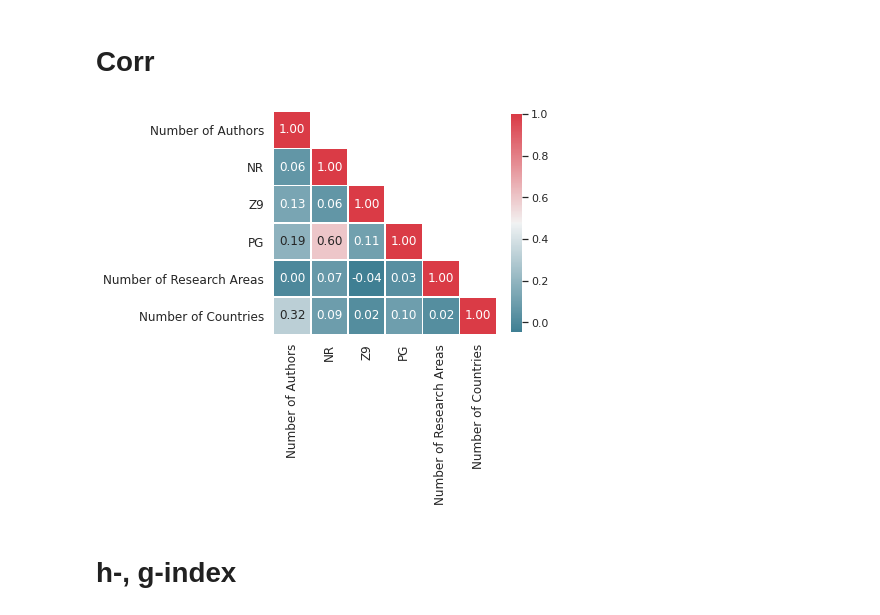
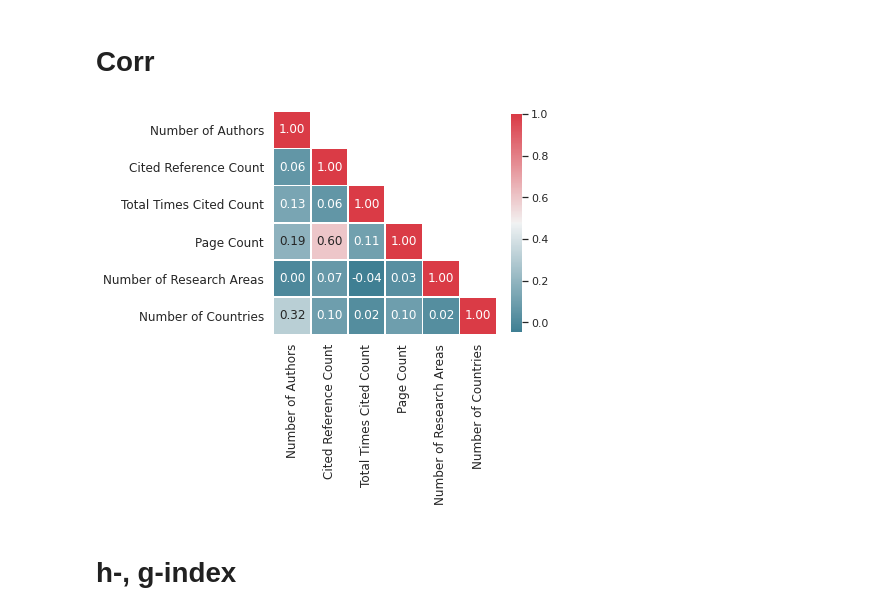
Before and after one commit to schneeboat/ana_2020, a Jupyter notebook: bibliographic_cov19_2020.ipynb, the cells around one changed output. Cells and saved outputs as stored; diff of their text form; code cells hidden in the pictures.

```diff
--- a/bibliographic_cov19_2020.ipynb
+++ b/bibliographic_cov19_2020.ipynb
@@ -489,35 +524,36 @@ plt.show()
 # %%
 corr_ana = data[['AF', 'NR', 'Z9', 'PG', 'SC', 'C1']].dropna()
 corr_ana['Number of Authors']=corr_ana['AF'].str.split(';').apply(lambda x: len(x))
 corr_ana['Number of Research Areas']=corr_ana['SC'].str.split(';').apply(lambda x: len(x))
 corr_ana['addresses'] = corr_ana['C1'].apply(lambda x: re.sub(r"\[(.*?)\]", "", x).split('; ')).to_list()
-corr_ana['country_whole']=[list(set(i)) for i in [[j.split()[-1] for j in i] for i in corr_ana['addresses']]]
+country_replace_corr = [[i.replace('North Ireland', 'UK').replace('Wales','UK').replace('Scotland', 'UK').replace('England', 'UK').replace('Czech Republic','Czech')
+for i in x] for x in corr_ana['addresses']]
+corr_ana['country_whole']=[list(set(i)) for i in [[j.split()[-1] for j in i] for i in country_replace_corr]]
 corr_ana['Number of Countries'] = corr_ana['country_whole'].apply(lambda x: len(x))
 
-
-corr = corr_ana[['Number of Authors', 'NR', 'Z9', 'PG', 'Number of Research Areas', 'Number of Countries']].corr()
-
+corr= corr_ana[['Number of Authors', 'NR', 'Z9', 'PG', 'Number of Research Areas', 'Number of Countries']].rename(
+    columns={"NR": "Cited Reference Count", "Z9": "Total Times Cited Count", "PG": "Page Count"}).corr()
 
 mask = np.zeros_like(corr, dtype=np.bool)
 mask[np.triu_indices_from(mask, k=1)] = True
 sns.set(style="white")
 
 f, ax = plt.subplots(figsize=(5, 5))
 
 cmap = sns.diverging_palette(220, 10, as_cmap=True)
 
 g = sns.heatmap(corr, mask=mask, cmap=cmap, vmax=1,
             square=True, annot=True, fmt = '.2f',
             linewidths=.5, cbar_kws={"shrink": .8}, ax=ax )
 
 locs, labels = plt.yticks();
 g.set_yticklabels(labels, rotation=0, size='medium')
 locs, labels = plt.xticks();
 g.set_xticklabels(labels, rotation=90, size='medium')
 plt.savefig('corr.jpg')
 plt.show()
 # %% [output]
-[figure, old version]
+[figure, new version]
 # %% [markdown]
 # h-, g-index
 # %%
```
Also changed, not shown: parts of 34 cells of this notebook.
